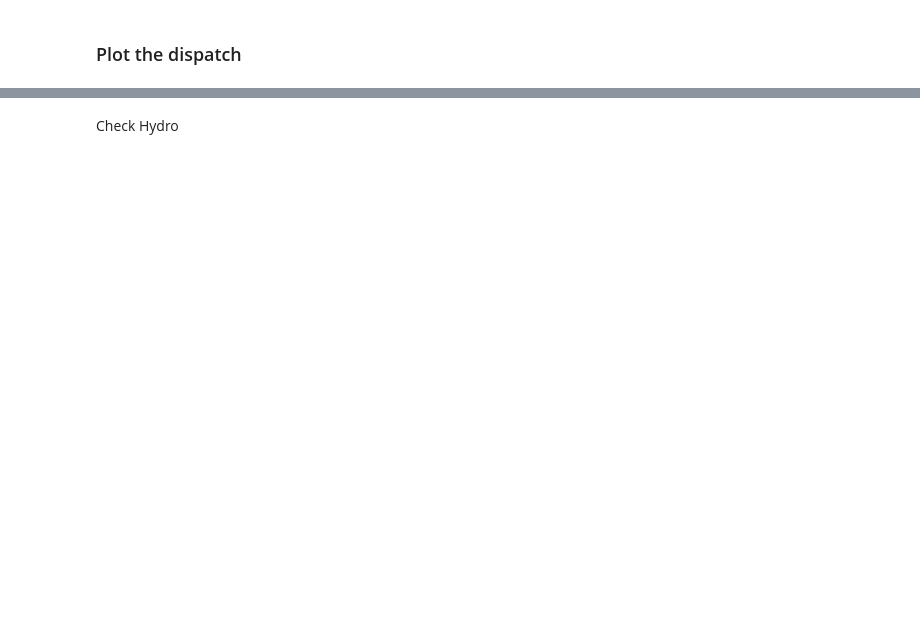
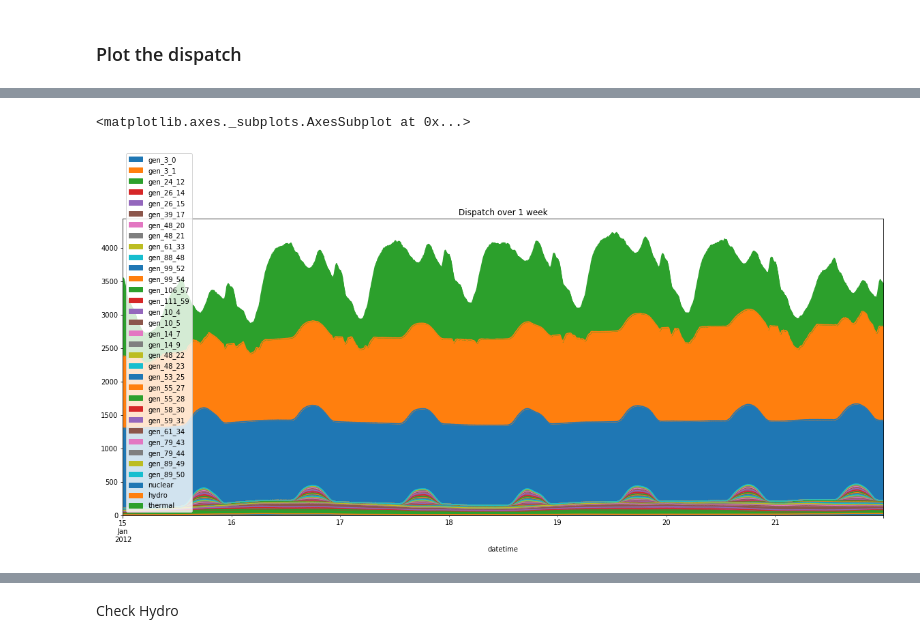
Before and after one commit to Grid2op/chronix2grid, a Jupyter notebook: getting_started/getting_started_api.ipynb, the cells around one changed output, grey strips where cells are left out. Saved outputs shown, nothing was run; the diff lists cells and outputs as text; code cells hidden in the pictures; blank space fills up the shorter version.

```diff
--- a/getting_started/getting_started_api.ipynb
+++ b/getting_started/getting_started_api.ipynb
@@ -45,23 +53,26 @@ seed_reproducible = True  # Make sure to use the same seeds to reproduce results
 # %%
 ### CONSTANT
 
-root_dir = %pwd
+notebook_folder=%pwd
+root_dir = os.path.abspath(os.path.join( notebook_folder,'..'))
 
 # define your input folder
-INPUT_FOLDER = os.path.join(root_dir, os.pardir, 'input_data')
-OUPTUT_FOLDER = os.path.join(root_dir, os.pardir, 'output')
-# Detailed configuration to set in <INPUT_FOLDER>/<CASE>/params.json
-start_date = "2012-07-01"
-weeks = 4
-n_scenarios = 2
+INPUT_FOLDER = os.path.join(root_dir, 'input_data')
 
-## Generation step of chronix2grid
+OUTPUT_FOLDER = os.path.join(root_dir, 'output')
+
+# Detailed configuration to be set in <INPUT_FOLDER>/<CASE>/params.json
+start_date = "2012-01-01"
+weeks = 8
+n_scenarios = 1
+by_n_weeks = 4
+
 
 CASE = 'case118_l2rpn_wcci'
 path_case = os.path.join(INPUT_FOLDER, 'generation', CASE)
-grid_path = os.path.join(path_case, "L2RPN_2020_case118_redesigned.json")
+grid_path = os.path.join(path_case, "grid.json")
 
 generation_output_folder, kpi_output_folder = create_directory_tree(
-    CASE, start_date, OUPTUT_FOLDER, cst.SCENARIO_FOLDER_BASE_NAME, n_scenarios,
+    CASE, start_date, OUTPUT_FOLDER, cst.SCENARIO_FOLDER_BASE_NAME, n_scenarios,
     'LRTK', warn_user=False)
 # %% [markdown]
@@ -350,5 +533,8 @@ dispatch_by_fleet[['nuclear','hydro','thermal']].plot(figsize=(20, 8), title='Di
 # %%
-WeekNumber=24
+WeekNumber=2
 dispatch_by_fleet.iloc[(288*7*WeekNumber):(288*7*(WeekNumber+1)), :].plot(figsize=(20, 8), title='Dispatch over 1 week', kind='area')
+# %% [output]
+<matplotlib.axes._subplots.AxesSubplot at 0x...>
+[figure, added]
 # %%
 dispatch_by_fleet[['nuclear','hydro','thermal']].iloc[(288*7*WeekNumber):(288*7*(WeekNumber+1)), :].plot(figsize=(20, 8), title='Dispatch over 1 week - no renewable', kind='area')
```
Also changed, not shown: parts of 66 cells of this notebook.
